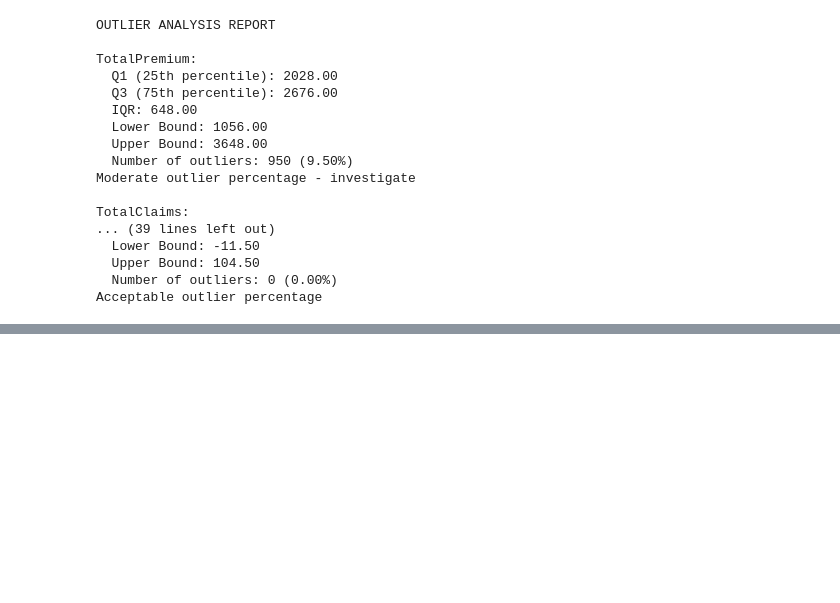
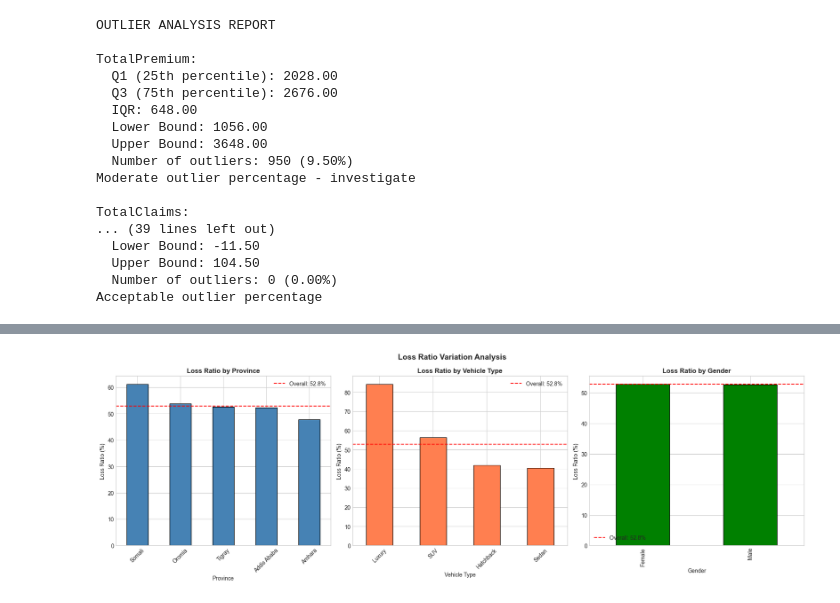
Before and after one commit to hawi088/insurance-risk-analytics, a Jupyter notebook: notebooks/task1_eda.ipynb, the cells around one changed output, grey strips where cells are left out. Drawn from its saved outputs; the diff is of its cells as text; code cells hidden in the pictures; blank space fills up the shorter version.

```diff
--- a/notebooks/task1_eda.ipynb
+++ b/notebooks/task1_eda.ipynb
@@ -547,3 +547,80 @@ TotalClaims:
   Upper Bound: 104.50
   Number of outliers: 0 (0.00%)
 Acceptable outlier percentage
+# %%
+
+print("LOSS RATIO ANALYSIS")
+
+total_premium = df['TotalPremium'].sum()
+total_claims = df['TotalClaims'].sum()
+overall_loss_ratio = (total_claims / total_premium) * 100
+
+print(f"\nOVERALL PORTFOLIO LOSS RATIO: {overall_loss_ratio:.2f}%")
+print(f"   Total Premium Collected: R{total_premium:,.2f}")
+print(f"   Total Claims Paid: R{total_claims:,.2f}")
+
+if overall_loss_ratio < 60:
+    print("Portfolio is profitable (Loss Ratio < 60%)")
+elif overall_loss_ratio < 80:
+    print("Portfolio has moderate profitability (60-80%)")
+else:
+    print("Portfolio is at risk (Loss Ratio > 80%)")
+
+# Loss Ratio by Province
+print("LOSS RATIO BY PROVINCE")
+
+province_loss = df.groupby('Province').apply(
+    lambda x: (x['TotalClaims'].sum() / x['TotalPremium'].sum()) * 100
+).sort_values(ascending=False)
+
+for province, loss_ratio in province_loss.items():
+    print(f"{province:20} : {loss_ratio:6.2f}%")
+
+# Visualize
+fig, axes = plt.subplots(1, 3, figsize=(18, 6))
+
+# Province Loss Ratio
+province_loss.plot(kind='bar', ax=axes[0], color='steelblue', edgecolor='black')
+axes[0].set_title('Loss Ratio by Province', fontweight='bold', fontsize=12)
+axes[0].set_xlabel('Province')
+axes[0].set_ylabel('Loss Ratio (%)')
+axes[0].axhline(overall_loss_ratio, color='red', linestyle='--', label=f'Overall: {overall_loss_ratio:.1f}%')
+axes[0].legend()
+axes[0].tick_params(axis='x', rotation=45)
+
+# Loss Ratio by VehicleType
+vehicle_loss = df.groupby('VehicleType').apply(
+    lambda x: (x['TotalClaims'].sum() / x['TotalPremium'].sum()) * 100
+).sort_values(ascending=False)
+
+vehicle_loss.plot(kind='bar', ax=axes[1], color='coral', edgecolor='black')
+axes[1].set_title('Loss Ratio by Vehicle Type', fontweight='bold', fontsize=12)
+axes[1].set_xlabel('Vehicle Type')
+axes[1].set_ylabel('Loss Ratio (%)')
+axes[1].axhline(overall_loss_ratio, color='red', linestyle='--', label=f'Overall: {overall_loss_ratio:.1f}%')
+axes[1].legend()
+axes[1].tick_params(axis='x', rotation=45)
+
+# Loss Ratio by Gender
+gender_loss = df.groupby('Gender').apply(
+    lambda x: (x['TotalClaims'].sum() / x['TotalPremium'].sum()) * 100
+).sort_values(ascending=False)
+
+gender_loss.plot(kind='bar', ax=axes[2], color='green', edgecolor='black')
+axes[2].set_title('Loss Ratio by Gender', fontweight='bold', fontsize=12)
+axes[2].set_xlabel('Gender')
+axes[2].set_ylabel('Loss Ratio (%)')
+axes[2].axhline(overall_loss_ratio, color='red', linestyle='--', label=f'Overall: {overall_loss_ratio:.1f}%')
+axes[2].legend()
+
+plt.suptitle('Loss Ratio Variation Analysis', fontsize=14, fontweight='bold')
+plt.tight_layout()
+plt.show()
+
+# Print insights
+print("\KEY INSIGHTS - Loss Ratio:")
+print(f"   • Highest risk province: {province_loss.index[0]} ({province_loss.iloc[0]:.1f}%)")
+print(f"   • Lowest risk province: {province_loss.index[-1]} ({province_loss.iloc[-1]:.1f}%)")
+print(f"   • Highest risk vehicle: {vehicle_loss.index[0]} ({vehicle_loss.iloc[0]:.1f}%)")
+print(f"   • Lowest risk vehicle: {vehicle_loss.index[-1]} ({vehicle_loss.iloc[-1]:.1f}%)")
+# %% [output]
@@ -549,0 +639 @@ Acceptable outlier percentage
+[figure, added]
```
Also changed, not shown: parts of 4 cells of this notebook.
